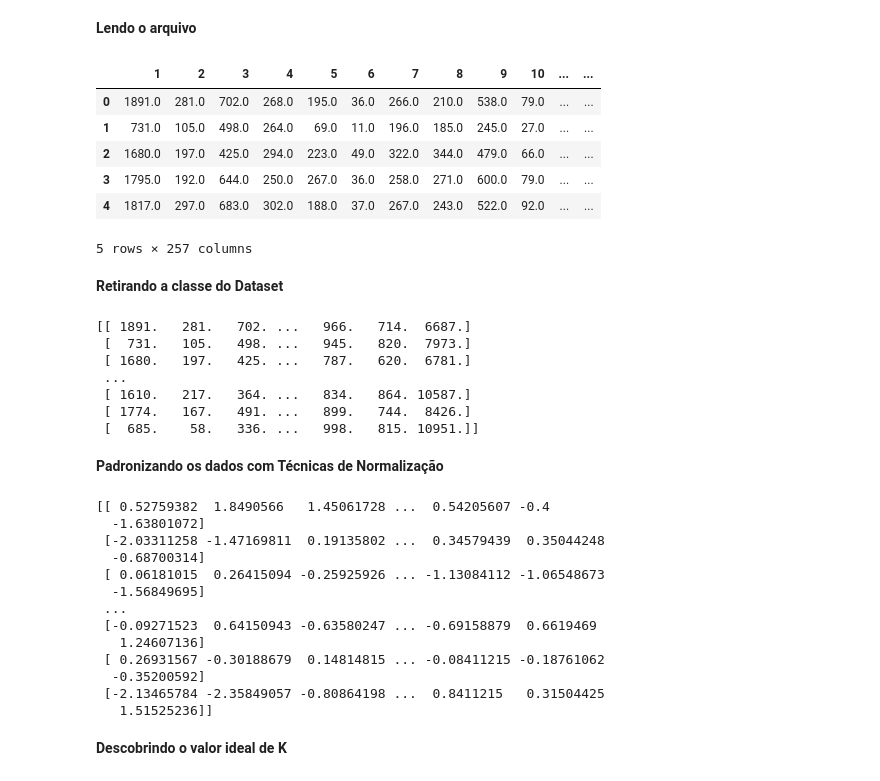
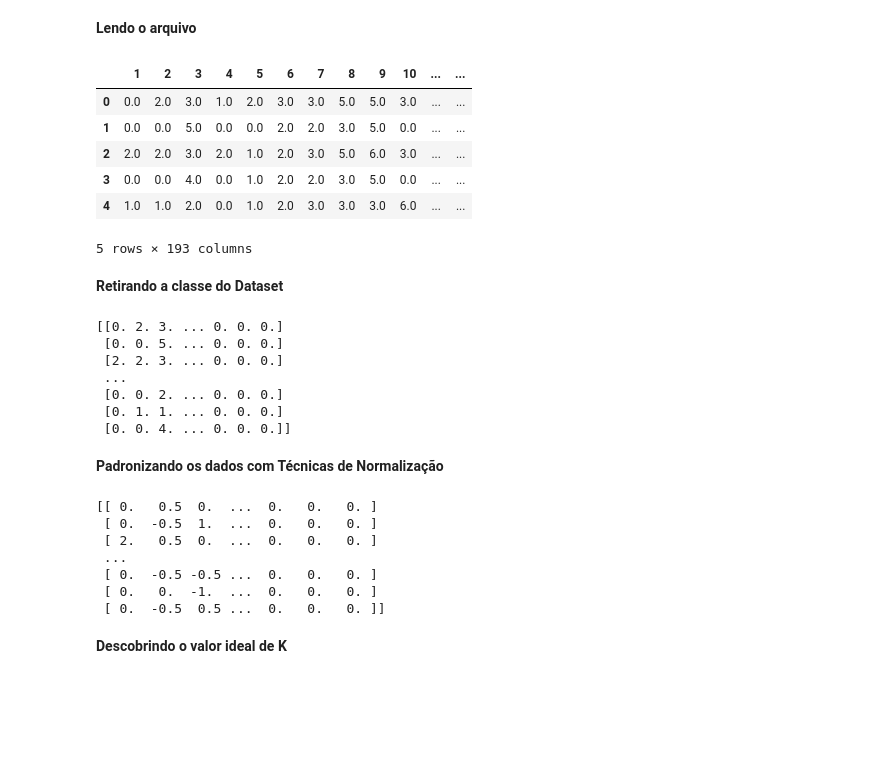
Before and after one commit to Squinelato/machine-learning-techniques, a Jupyter notebook: pratica_aprendizado_nao_supervisionado.ipynb, the cells around one changed output. Saved outputs shown, nothing was run; the diff lists cells and outputs as text; code cells hidden in the pictures; blank space fills up the shorter version.

```diff
--- a/pratica_aprendizado_nao_supervisionado.ipynb
+++ b/pratica_aprendizado_nao_supervisionado.ipynb
@@ -37,19 +38,19 @@ def configure_plotly_browser_state():
 **Lendo o arquivo**
 # %%
 # Carrega o .arff
-raw_data = loadarff('../Prática 1/Extraidos/Rock-Paper-Scissors/LBP.arff')
+raw_data = loadarff('datasets/extracted/Fruits/FCTH.arff')
 # Transforma o .arff em um Pandas Dataframe
 df = pd.DataFrame(raw_data[0])
 # Imprime o Dataframe com suas colunas
 df.head()
 # %% [output]
 |  | 1 | 2 | 3 | 4 | 5 | 6 | 7 | 8 | 9 | 10 | ... | ... |
-| 0 | 1891.0 | 281.0 | 702.0 | 268.0 | 195.0 | 36.0 | 266.0 | 210.0 | 538.0 | 79.0 | ... | ... |
-| 1 | 731.0 | 105.0 | 498.0 | 264.0 | 69.0 | 11.0 | 196.0 | 185.0 | 245.0 | 27.0 | ... | ... |
-| 2 | 1680.0 | 197.0 | 425.0 | 294.0 | 223.0 | 49.0 | 322.0 | 344.0 | 479.0 | 66.0 | ... | ... |
-| 3 | 1795.0 | 192.0 | 644.0 | 250.0 | 267.0 | 36.0 | 258.0 | 271.0 | 600.0 | 79.0 | ... | ... |
-| 4 | 1817.0 | 297.0 | 683.0 | 302.0 | 188.0 | 37.0 | 267.0 | 243.0 | 522.0 | 92.0 | ... | ... |
+| 0 | 0.0 | 2.0 | 3.0 | 1.0 | 2.0 | 3.0 | 3.0 | 5.0 | 5.0 | 3.0 | ... | ... |
+| 1 | 0.0 | 0.0 | 5.0 | 0.0 | 0.0 | 2.0 | 2.0 | 3.0 | 5.0 | 0.0 | ... | ... |
+| 2 | 2.0 | 2.0 | 3.0 | 2.0 | 1.0 | 2.0 | 3.0 | 5.0 | 6.0 | 3.0 | ... | ... |
+| 3 | 0.0 | 0.0 | 4.0 | 0.0 | 1.0 | 2.0 | 2.0 | 3.0 | 5.0 | 0.0 | ... | ... |
+| 4 | 1.0 | 1.0 | 2.0 | 0.0 | 1.0 | 2.0 | 3.0 | 3.0 | 3.0 | 6.0 | ... | ... |
-5 rows × 257 columns
+5 rows × 193 columns
 # %% [markdown]
 **Retirando a classe do Dataset**
 # %%
@@ -57,13 +58,13 @@ df.head()
 data_aux = df.iloc[:, 0:-1].values
 print(data_aux)
 # %% [output]
-[[ 1891.   281.   702. ...   966.   714.  6687.]
- [  731.   105.   498. ...   945.   820.  7973.]
- [ 1680.   197.   425. ...   787.   620.  6781.]
+[[0. 2. 3. ... 0. 0. 0.]
+ [0. 0. 5. ... 0. 0. 0.]
+ [2. 2. 3. ... 0. 0. 0.]
  ...
- [ 1610.   217.   364. ...   834.   864. 10587.]
- [ 1774.   167.   491. ...   899.   744.  8426.]
- [  685.    58.   336. ...   998.   815. 10951.]]
+ [0. 0. 2. ... 0. 0. 0.]
+ [0. 1. 1. ... 0. 0. 0.]
+ [0. 0. 4. ... 0. 0. 0.]]
 # %%
 # Aqui salvamos apenas as classes agora
 y = df['class']
@@ -99,19 +100,13 @@ if selectedNormalization == 4:
 data_normalized = scaler.fit_transform(data_aux)
 print(data_normalized)
 # %% [output]
-[[ 0.52759382  1.8490566   1.45061728 ...  0.54205607 -0.4
-  -1.63801072]
- [-2.03311258 -1.47169811  0.19135802 ...  0.34579439  0.35044248
-  -0.68700314]
- [ 0.06181015  0.26415094 -0.25925926 ... -1.13084112 -1.06548673
-  -1.56849695]
+[[ 0.   0.5  0.  ...  0.   0.   0. ]
+ [ 0.  -0.5  1.  ...  0.   0.   0. ]
+ [ 2.   0.5  0.  ...  0.   0.   0. ]
  ...
- [-0.09271523  0.64150943 -0.63580247 ... -0.69158879  0.6619469
-   1.24607136]
- [ 0.26931567 -0.30188679  0.14814815 ... -0.08411215 -0.18761062
-  -0.35200592]
- [-2.13465784 -2.35849057 -0.80864198 ...  0.8411215   0.31504425
-   1.51525236]]
+ [ 0.  -0.5 -0.5 ...  0.   0.   0. ]
+ [ 0.   0.  -1.  ...  0.   0.   0. ]
+ [ 0.  -0.5  0.5 ...  0.   0.   0. ]]
 # %%
 # desnormalizado
 data_normalized = data_aux
```
Also changed, not shown: parts of 6 cells of this notebook, 1 other file.
